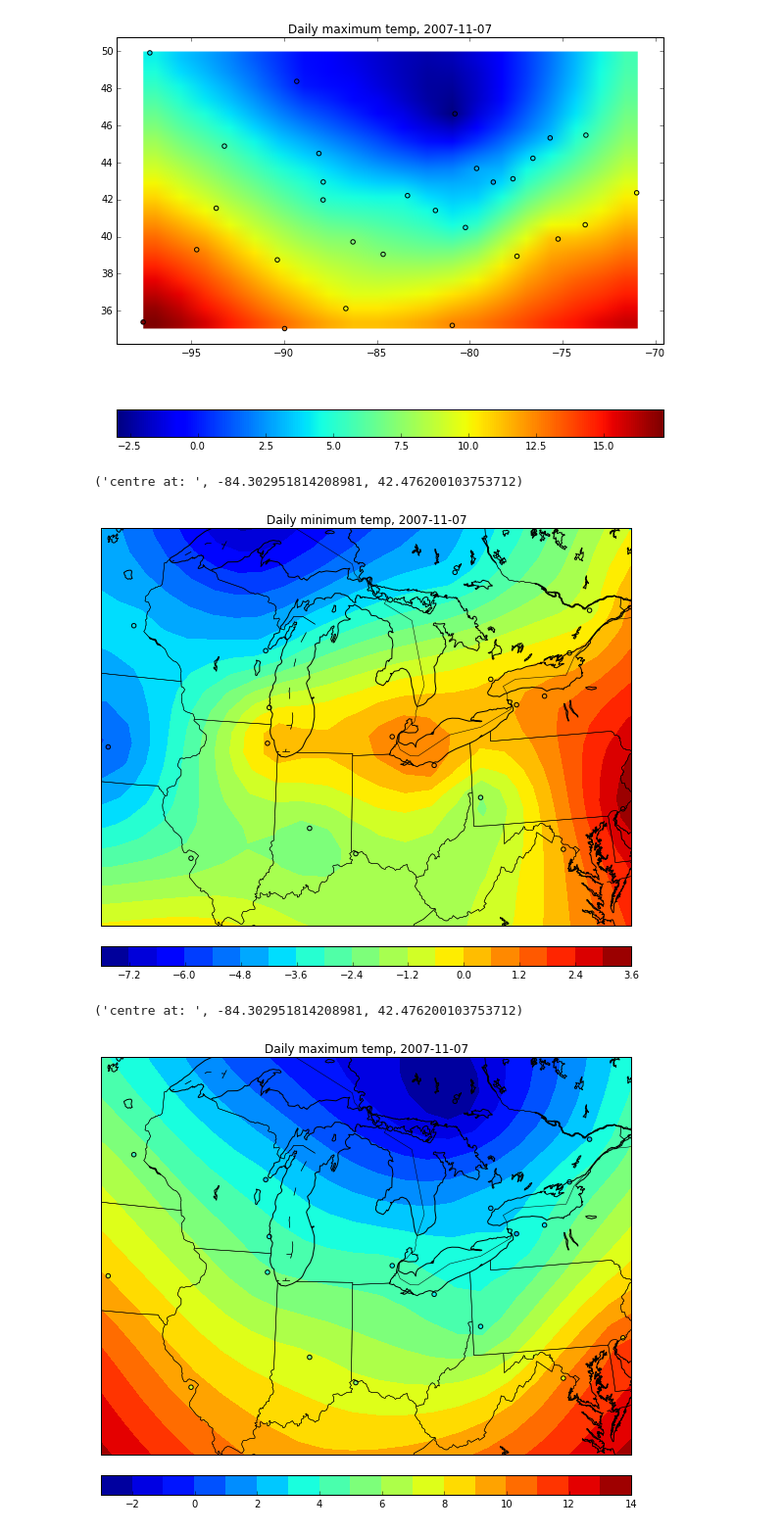
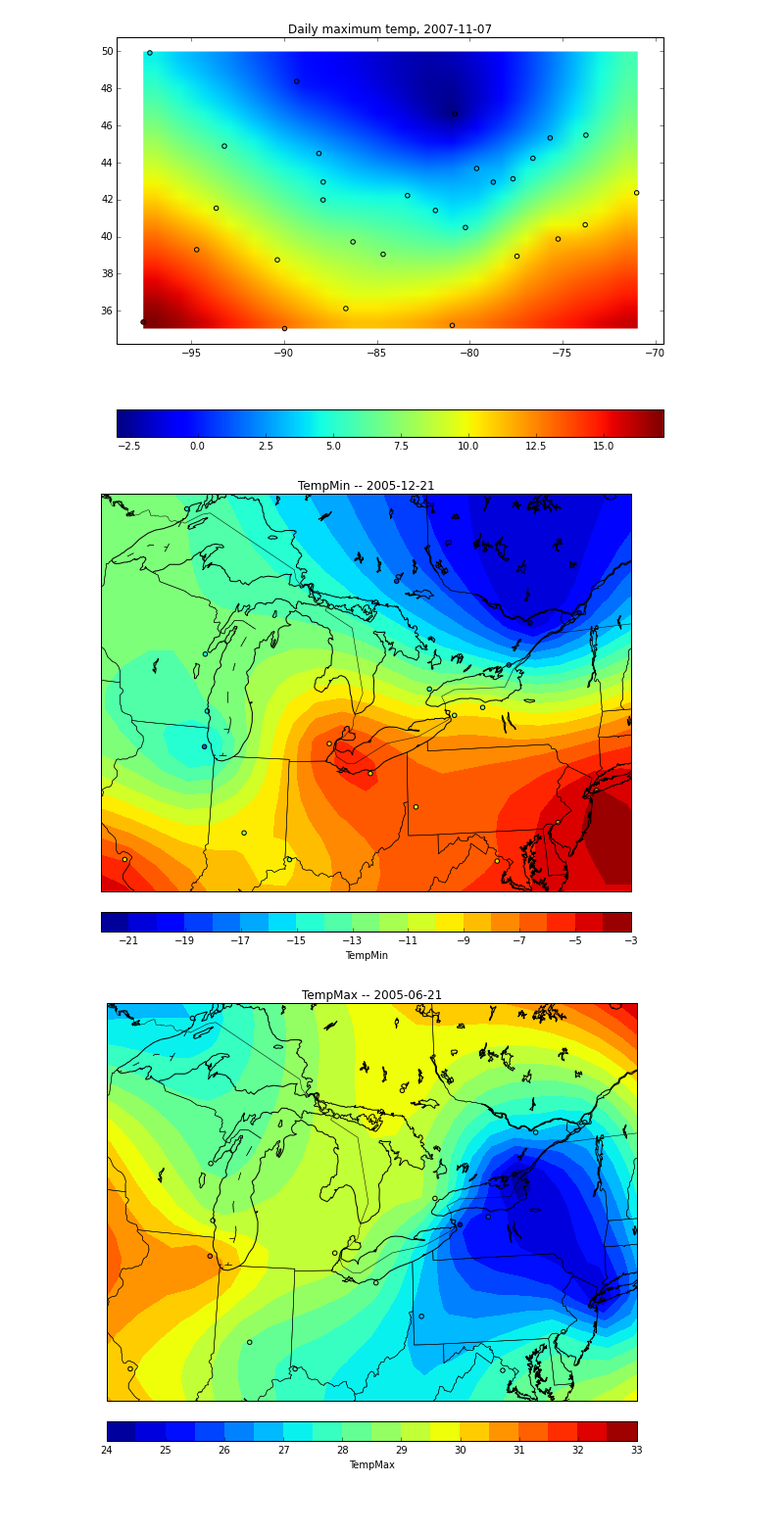
Before and after one commit to majorgowan/wpwp, a Jupyter notebook: Notebooks/wU_Visualize_Data_on_Map.ipynb, the cells around one changed output. Shown at 98% size. Drawn from its saved outputs; the diff is of its cells as text; code cells hidden in the pictures; blank space fills up the shorter version.

```diff
--- a/Notebooks/wU_Visualize_Data_on_Map.ipynb
+++ b/Notebooks/wU_Visualize_Data_on_Map.ipynb
@@ -40,27 +44,17 @@ Map.contourPlot(lon, lat, Tmax_nov_7_2007, title='Daily maximum temp, 2007-11-07
 # %% [output]
 [figure]
 [figure]
-# %%
-# make contour plot of a variable (lon-lat projection with map background)
-
-# load list of station codes
-stations = Util.getStationList()
-
-# get corresponding lon and lat coordinates
-lon, lat = Util.getStationLonLat(stations)
-
-# plot daily min Temperature for November 7, 2007
-Tmax_nov_7_2007 = Util.loadDailyVariable(stations, '2007-11-07', 'TempMin')
-Map.contourPlotOnMap(lon, lat, Tmax_nov_7_2007, title='Daily minimum temp, 2007-11-07')
-
-# plot daily max Temperature for November 7, 2007
-Tmax_nov_7_2007 = Util.loadDailyVariable(stations, '2007-11-07', 'TempMax')
-Map.contourPlotOnMap(lon, lat, Tmax_nov_7_2007, title='Daily maximum temp, 2007-11-07')
-# %% [output]
-('centre at: ', -84.302951814208981, 42.476200103753712)
-[figure, removed]
-('centre at: ', -84.302951814208981, 42.476200103753712)
-[figure, removed]
+# %%
+# make contour plot of a variable (lon-lat projection with map background)
+
+# plot daily min Temperature for December 21, 2005
+Map.contourPlotVarOnMap('TempMin', date='2005-12-21', npts=30, ncntrs=20)
+
+# plot daily max Temperature for June 21, 2005
+Map.contourPlotVarOnMap('TempMax', date='2005-06-21', npts=30, ncntrs=20)
+# %% [output]
+[figure, added]
+[figure, added]
 # %%
 # plot Humidity on map
 Map.contourPlotVarOnMap('HumidityMean', '2007-11-07', npts=30, ncntrs=20)
```
Also changed, not shown: parts of 3 cells of this notebook, 1 other file.
